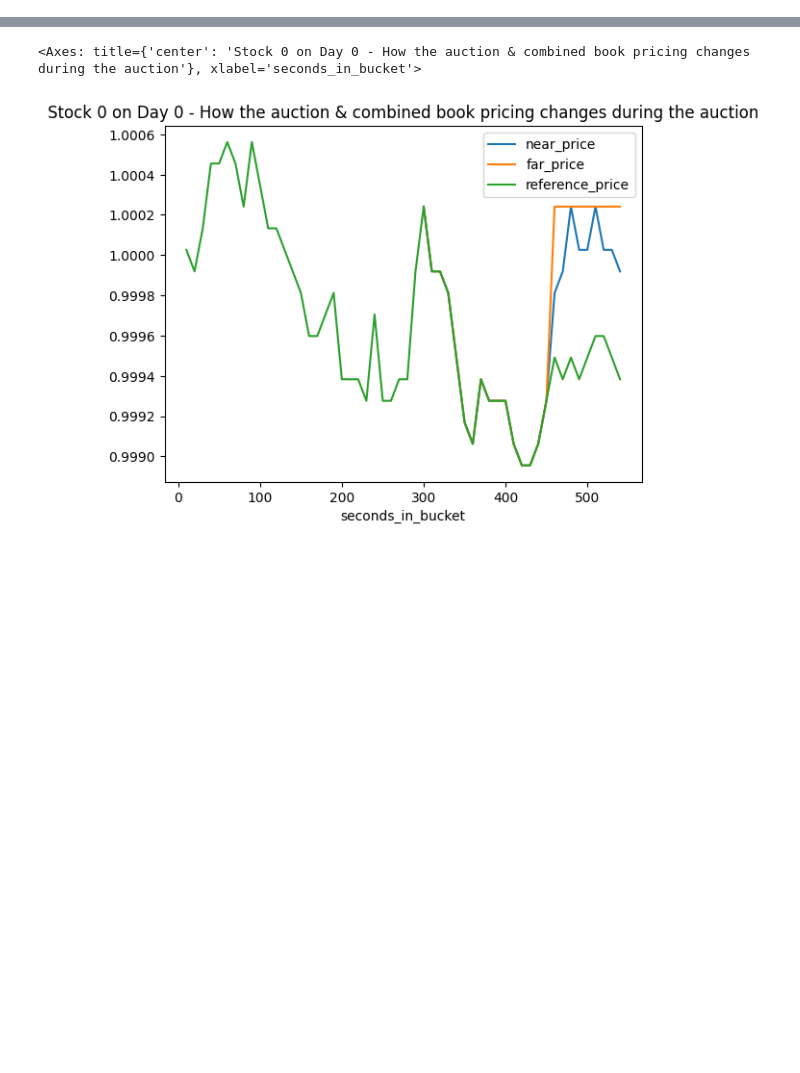
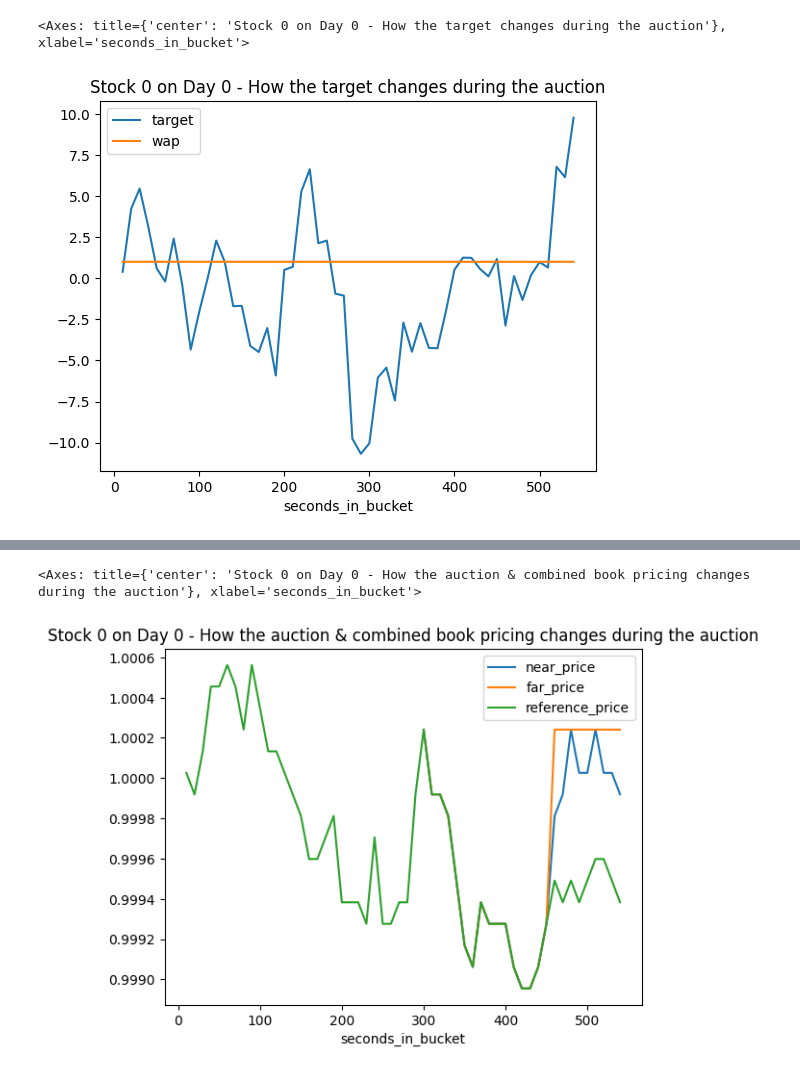
Before and after one commit to LesterJones95/Optiver---Trading-At-The-Close-Introduction, a Jupyter notebook: src/model-example-kaggle.ipynb, the cells around one changed output, grey strips where cells are left out. Saved outputs shown, nothing was run; the diff lists cells and outputs as text; code cells hidden in the pictures; blank space fills up the shorter version.

```diff
--- a/src/model-example-kaggle.ipynb
+++ b/src/model-example-kaggle.ipynb
@@ -27,3 +411,15 @@ train.tail()
+# %%
+(
+    train
+    .query('stock_id ==0 & date_id ==0')
+    [['seconds_in_bucket','target', 'wap']]
+    .replace(0, np.nan)
+    .set_index('seconds_in_bucket')
+    .plot(title='Stock 0 on Day 0 - How the target changes during the auction')
+)
+# %% [output]
+<Axes: title={'center': 'Stock 0 on Day 0 - How the target changes during the auction'}, xlabel='seconds_in_bucket'>
+[figure, added]
 # %%
 (
     train
```
Also changed, not shown: parts of 39 cells of this notebook, 5 other files.
